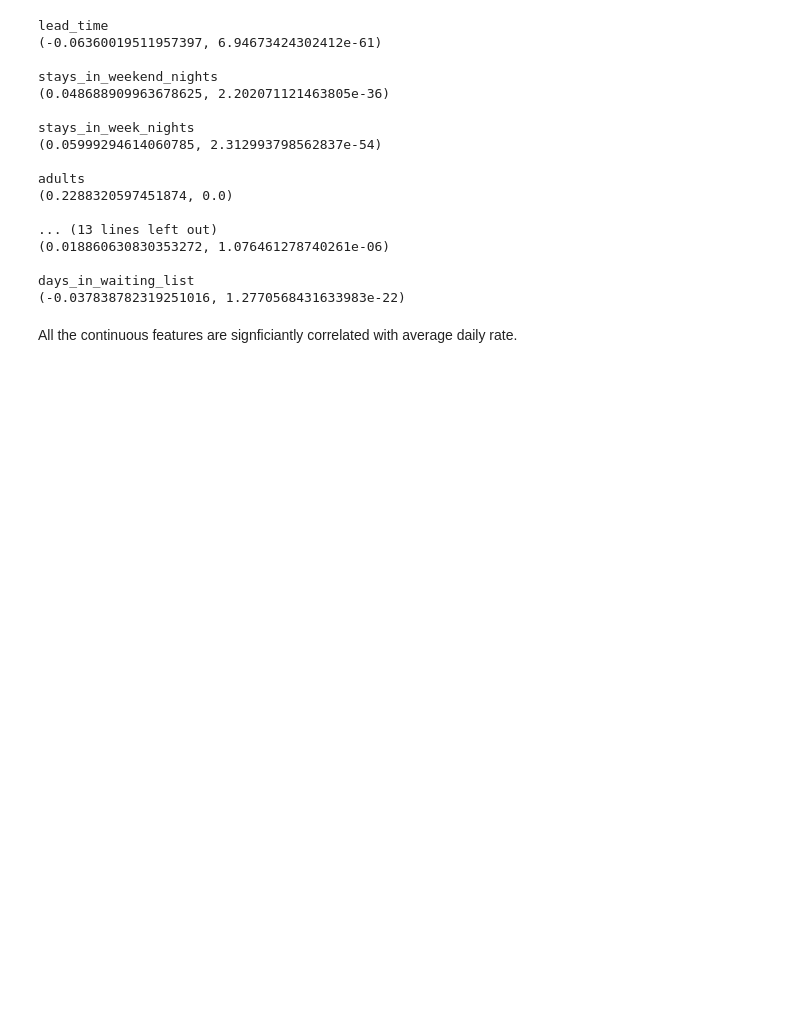
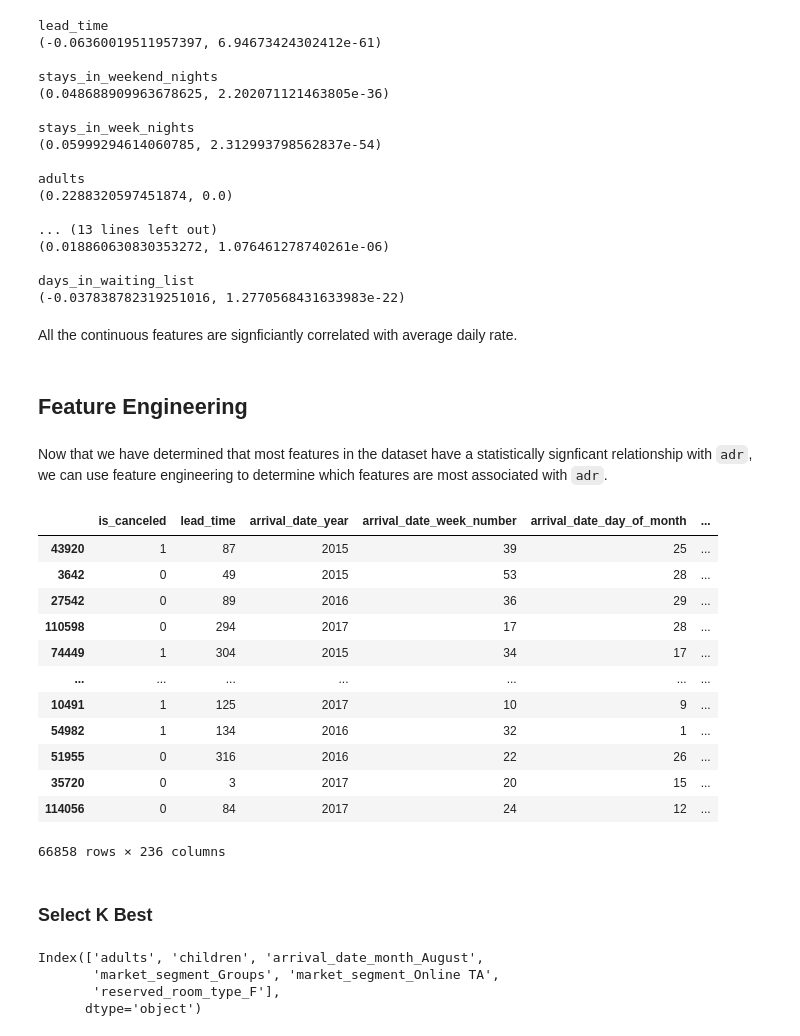
Before and after one commit to malachi-hale/hotel_bookings, a Jupyter notebook: Initial_exploration.ipynb, the cells around one changed output. Saved outputs shown, nothing was run; the diff lists cells and outputs as text; code cells hidden in the pictures; blank space fills up the shorter version.

Commit message:
feature engineering

```diff
--- a/Initial_exploration.ipynb
+++ b/Initial_exploration.ipynb
@@ -508,3 +512,25 @@ days_in_waiting_list
 (-0.037838782319251016, 1.2770568431633983e-22)
 # %% [markdown]
 All the continuous features are signficiantly correlated with average daily rate.
+# %% [markdown]
+## Feature Engineering
+# %% [markdown]
+Now that we have determined that most features in the dataset have a statistically signficant relationship with `adr`, we can use feature engineering to determine which features are most associated with `adr`.
+# %%
+train_dummies = pd.get_dummies(train, drop_first = True)
+# %%
+train_dummies
+# %% [output]
+|  | is_canceled | lead_time | arrival_date_year | arrival_date_week_number | arrival_date_day_of_month | ... |
+| 43920 | 1 | 87 | 2015 | 39 | 25 | ... |
+| 3642 | 0 | 49 | 2015 | 53 | 28 | ... |
+| 27542 | 0 | 89 | 2016 | 36 | 29 | ... |
+| 110598 | 0 | 294 | 2017 | 17 | 28 | ... |
+| 74449 | 1 | 304 | 2015 | 34 | 17 | ... |
+| ... | ... | ... | ... | ... | ... | ... |
+| 10491 | 1 | 125 | 2017 | 10 | 9 | ... |
+| 54982 | 1 | 134 | 2016 | 32 | 1 | ... |
+| 51955 | 0 | 316 | 2016 | 22 | 26 | ... |
+| 35720 | 0 | 3 | 2017 | 20 | 15 | ... |
+| 114056 | 0 | 84 | 2017 | 24 | 12 | ... |
+66858 rows × 236 columns
@@ -510,0 +541,13 @@ All the continuous features are signficiantly correlated with average daily rate
+# %% [markdown]
+### Select K Best
+# %%
+# Create model
+kbest_6 = SelectKBest(f_regression, k=6)
+#Fit the model
+kbest_6.fit(X_train_dummies, y_train_dummies)
+X_train_dummies.columns[kbest_6.get_support()]
+# %% [output]
+Index(['adults', 'children', 'arrival_date_month_August',
+       'market_segment_Groups', 'market_segment_Online TA',
+       'reserved_room_type_F'],
+      dtype='object')
```
Also changed, not shown: parts of 9 cells of this notebook.
